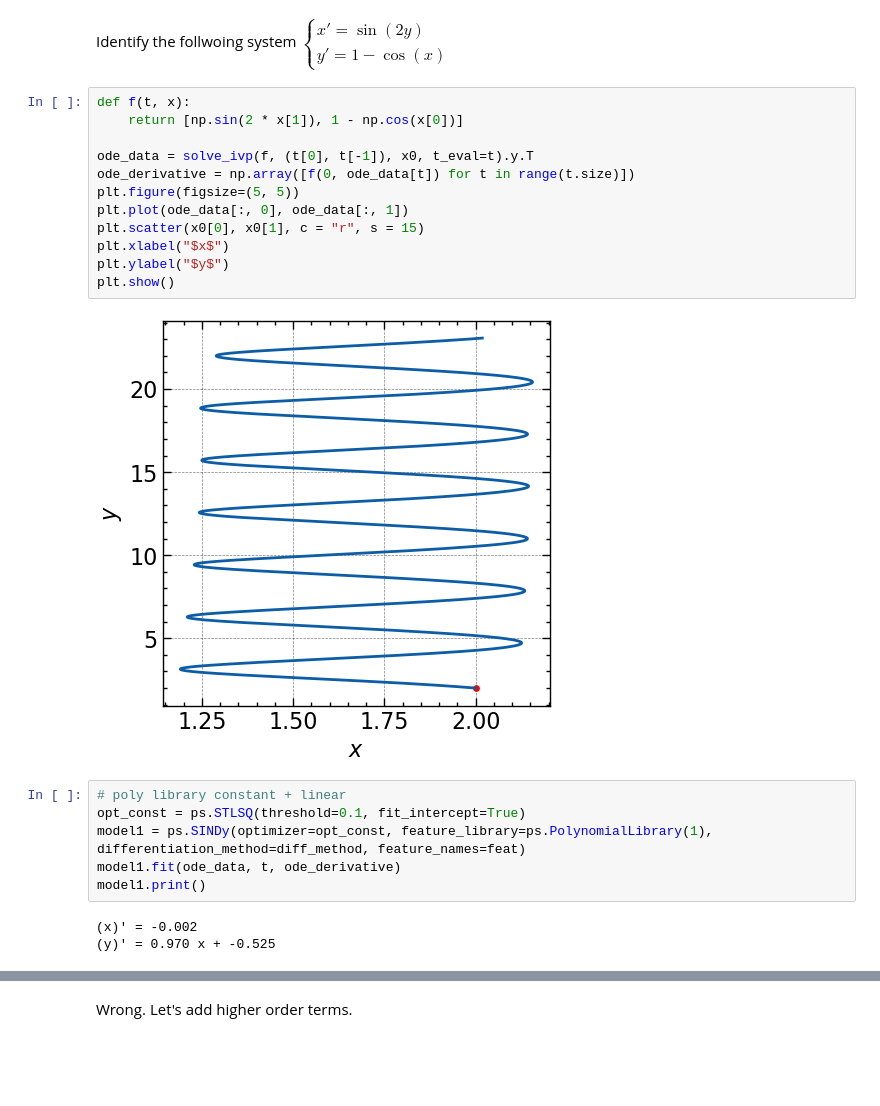
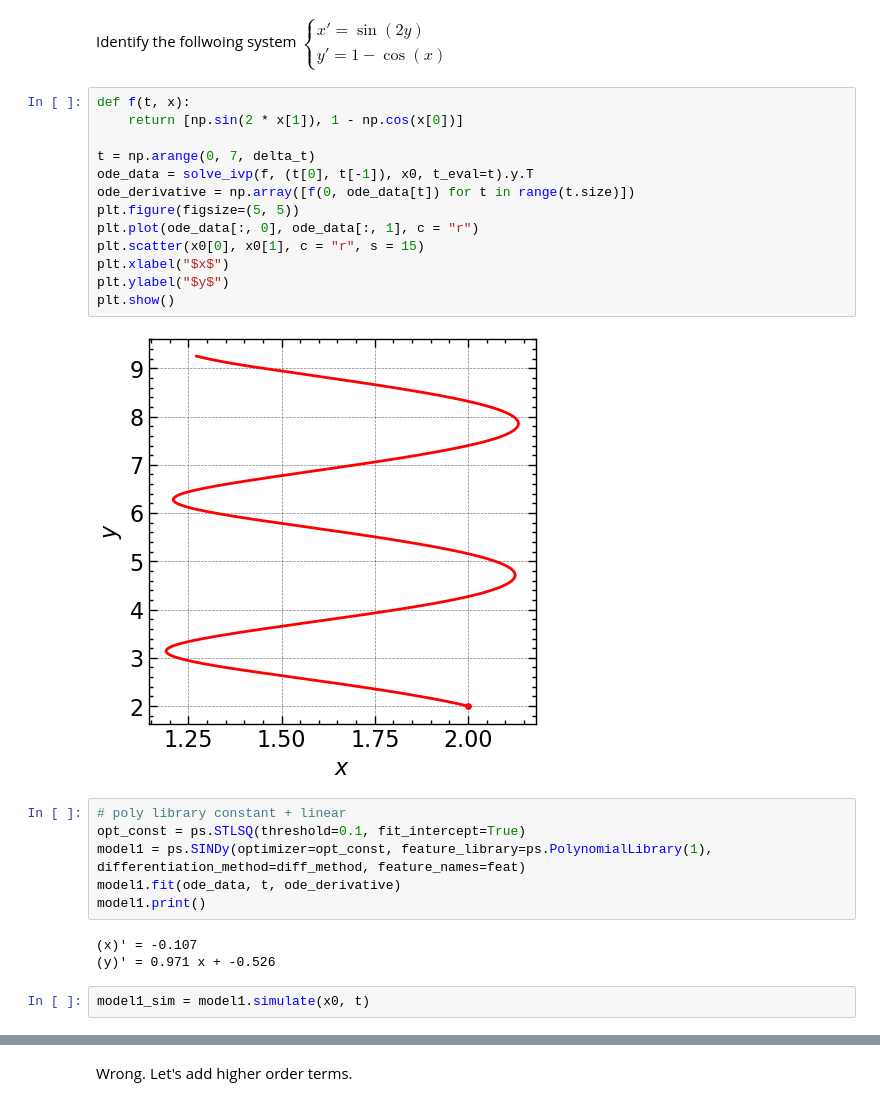
Before and after one commit to sandromikautadze/sindy-thesis, a Jupyter notebook: library.ipynb, the cells around one changed output, grey strips where cells are left out. Cells and saved outputs as stored; diff of their text form; blank space fills up the shorter version.

```diff
--- a/library.ipynb
+++ b/library.ipynb
@@ -215,17 +215,18 @@ Identify the follwoing system $\begin{cases}x'=\sin(2y)\\y'=1-\cos(x)\end{cases}
 # %%
 def f(t, x):
     return [np.sin(2 * x[1]), 1 - np.cos(x[0])]
 
+t = np.arange(0, 7, delta_t)
 ode_data = solve_ivp(f, (t[0], t[-1]), x0, t_eval=t).y.T
 ode_derivative = np.array([f(0, ode_data[t]) for t in range(t.size)])
 plt.figure(figsize=(5, 5))
-plt.plot(ode_data[:, 0], ode_data[:, 1])
+plt.plot(ode_data[:, 0], ode_data[:, 1], c = "r")
 plt.scatter(x0[0], x0[1], c = "r", s = 15)
 plt.xlabel("$x$")
 plt.ylabel("$y$")
 plt.show()
 # %% [output]
-[figure, old version]
+[figure, new version]
 # %%
 # poly library constant + linear
 opt_const = ps.STLSQ(threshold=0.1, fit_intercept=True)
@@ -233,5 +234,7 @@ model1 = ps.SINDy(optimizer=opt_const, feature_library=ps.PolynomialLibrary(1),
 model1.fit(ode_data, t, ode_derivative)
 model1.print()
 # %% [output]
-(x)' = -0.002
-(y)' = 0.970 x + -0.525
+(x)' = -0.107
+(y)' = 0.971 x + -0.526
+# %%
+model1_sim = model1.simulate(x0, t)
```
Also changed, not shown: parts of 15 cells of this notebook.
